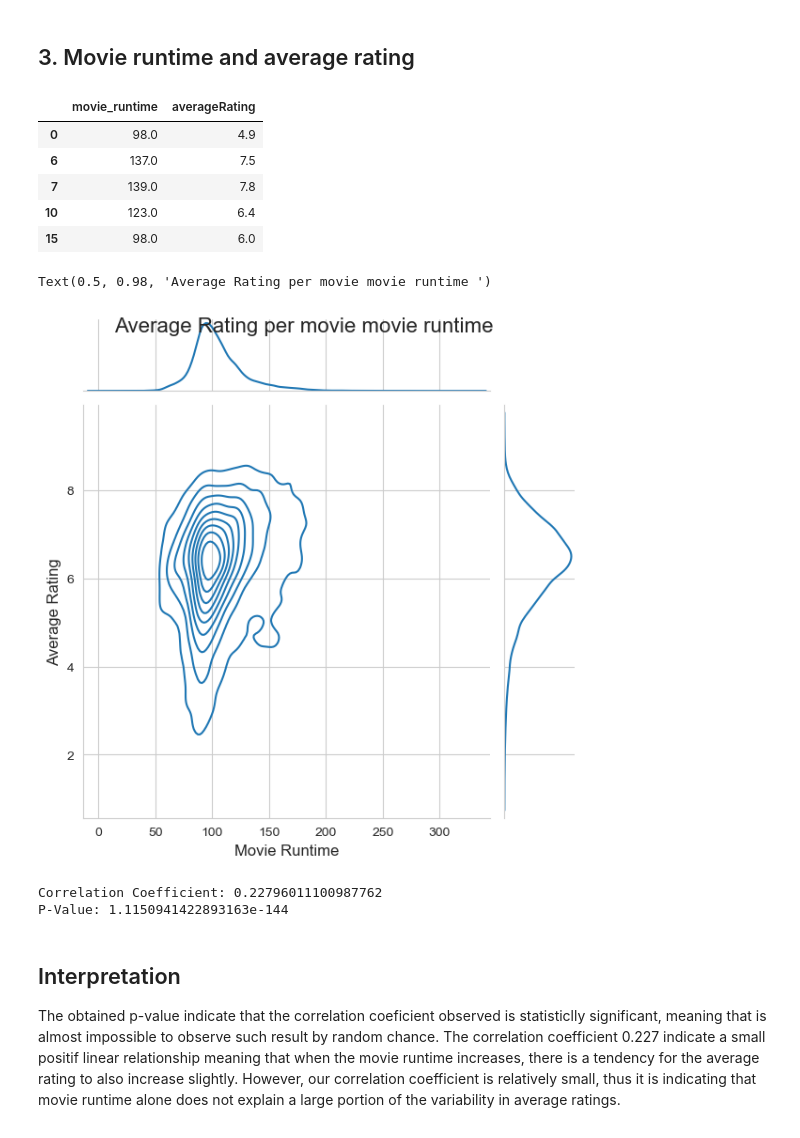
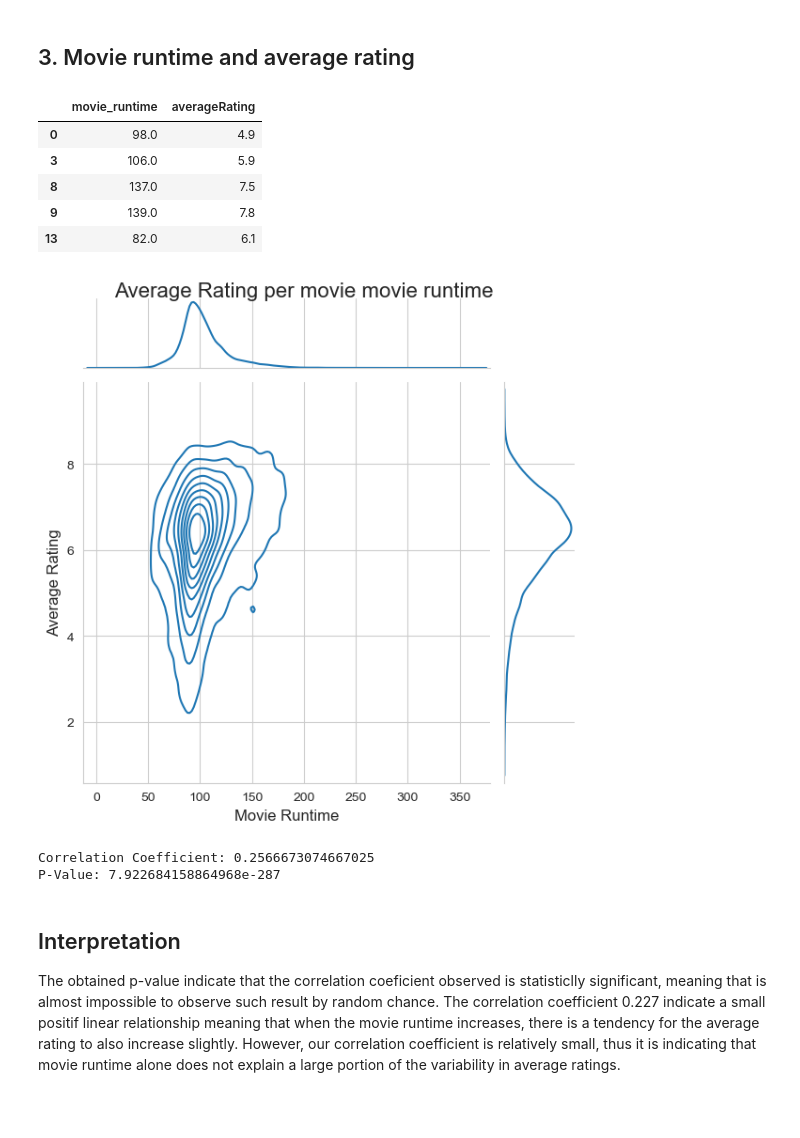
Before and after one commit to epfl-ada/ada-2023-project-adhd2023, a Jupyter notebook: milestone2.ipynb, the cells around one changed output. Cells and saved outputs as stored; diff of their text form; code cells hidden in the pictures.

```diff
--- a/milestone2.ipynb
+++ b/milestone2.ipynb
@@ -108,11 +108,12 @@ movie_metadata_df = pd.read_csv('data/CMU_DATA/movie.metadata.tsv', sep='\t', he
                         'movie_countries',
                         'movie_genres'])
 
-#change movie_release_date to pandas datetime
-movie_metadata_df['movie_release_date'] = pd.to_datetime(movie_metadata_df['movie_release_date'], format='%Y-%m-%d', errors='coerce')
+#changing the values of outliers
+movie_metadata_df.loc[movie_metadata_df['movie_name'] == 'Zero Tolerance', 'movie_runtime'] = 88
+movie_metadata_df.loc[movie_metadata_df['movie_name'] == 'Hunting Season', 'movie_release_date'] = '2010-12-02'
 
 #add realase_year
-movie_metadata_df['movie_release_year']= movie_metadata_df['movie_release_date'].dt.year
+movie_metadata_df['movie_release_year'] = movie_metadata_df['movie_release_date'].str[:4].astype(float)
 
 movie_metadata_df.head()
 # %% [output]
@@ -211,11 +209,15 @@ tvtropes_clusters_df.head()
 #load IMDB reviews
 rating_id_df = pd.read_csv('data/IMDB_DATA/rating_id.tsv', sep='\t')
 name_id_df = pd.read_csv('data/IMDB_DATA/name_id.tsv', sep='\t', usecols=['tconst', 'titleType', 'movie_name', 'startYear'])
+
+# define '\N' as NaN
+name_id_df = name_id_df.replace('\\N', np.nan)
+
+# change startYear to float
+name_id_df['startYear'] = name_id_df['startYear'].astype(float)
+
 imdb_rating_df = pd.merge(rating_id_df, name_id_df, on='tconst')
 
-# change startYear to pandas datetime
-imdb_rating_df['startYear'] = pd.to_datetime(imdb_rating_df['startYear'], format='%Y', errors='coerce').dt.year
-
 imdb_rating_df.head()
 # %% [output]
 |  | tconst | averageRating | numVotes | titleType | movie_name | startYear |
@@ -997,30 +901,30 @@ movie_runtime_rating_df.head()
 # %% [output]
 |  | movie_runtime | averageRating |
 | 0 | 98.0 | 4.9 |
-| 6 | 137.0 | 7.5 |
-| 7 | 139.0 | 7.8 |
-| 10 | 123.0 | 6.4 |
-| 15 | 98.0 | 6.0 |
+| 3 | 106.0 | 5.9 |
+| 8 | 137.0 | 7.5 |
+| 9 | 139.0 | 7.8 |
+| 13 | 82.0 | 6.1 |
 # %%
 g = sns.jointplot(x=filtered_movie_runtime_rating_df['movie_runtime'],
                   y=filtered_movie_runtime_rating_df['averageRating'],
                   kind='kde',
                   height=6)
 
 # Set labels and title
 g.set_axis_labels('Movie Runtime', 'Average Rating', fontsize=12)
 g.fig.suptitle('Average Rating per movie movie runtime ', fontsize=16)
+g.fig.subplots_adjust(top=0.95)
 # %% [output]
-Text(0.5, 0.98, 'Average Rating per movie movie runtime ')
-[figure, old version]
+[figure, new version]
 # %%
 correlation_coefficient, p_value = pearsonr(filtered_movie_runtime_rating_df['movie_runtime'],
                                             filtered_movie_runtime_rating_df['averageRating'])
 print(f"Correlation Coefficient: {correlation_coefficient}")
 print(f"P-Value: {p_value}")
 # %% [output]
-Correlation Coefficient: 0.22796011100987762
-P-Value: 1.1150941422893163e-144
+Correlation Coefficient: 0.2566673074667025
+P-Value: 7.922684158864968e-287
 # %% [markdown]
 ## Interpretation
 
```
Also changed, not shown: parts of 50 cells of this notebook.
